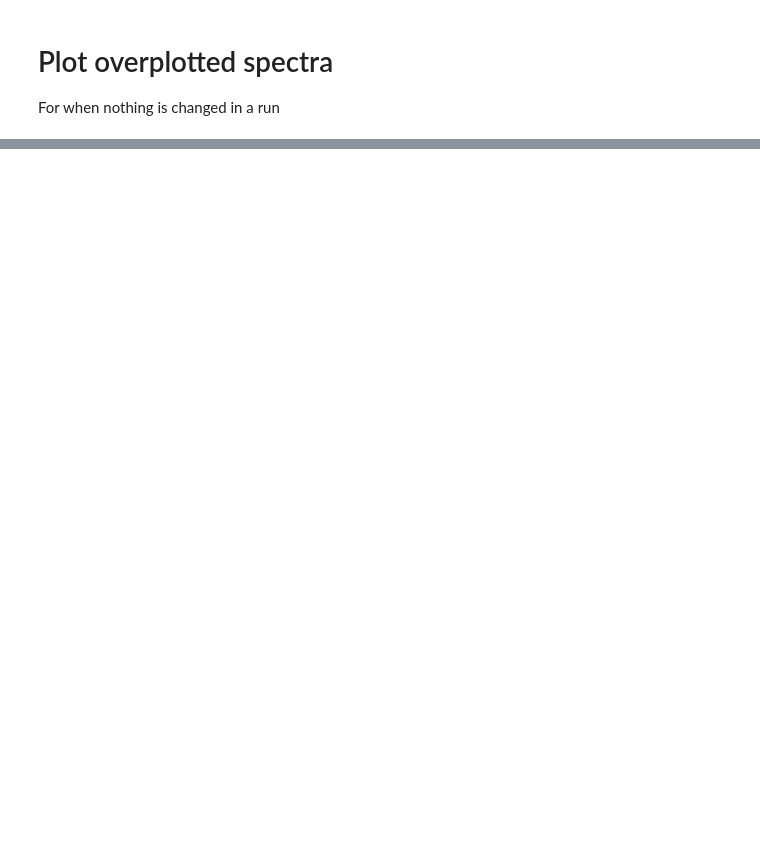
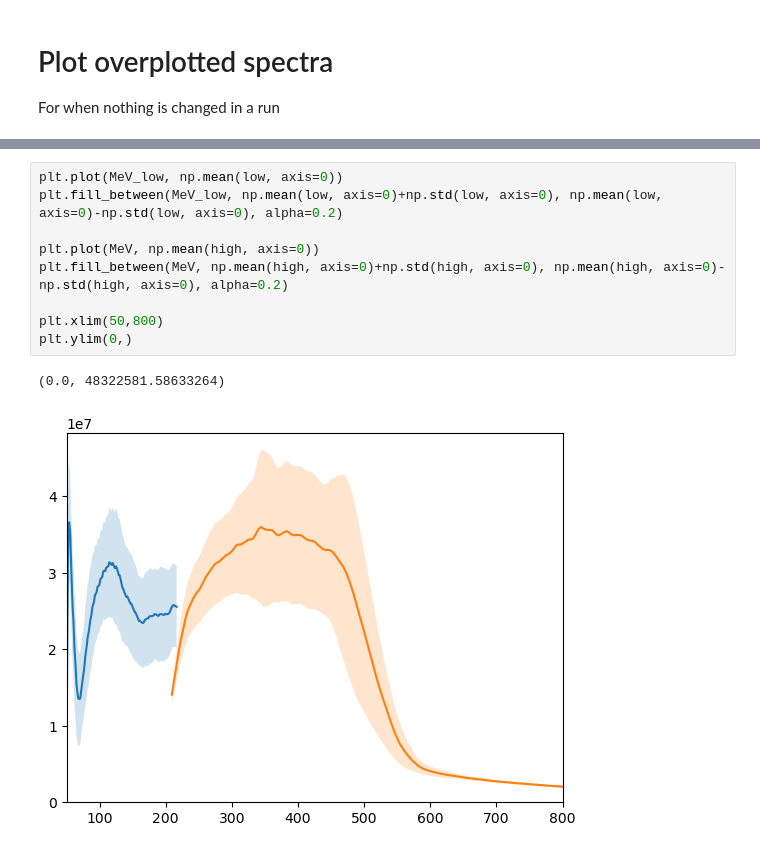
Before and after one commit to cmcanespie01/Gemini_cells_2024, a Jupyter notebook: scripts/ESpec/Espec_plotting.ipynb, the cells around one changed output, grey strips where cells are left out. Drawn from its saved outputs; the diff is of its cells as text; blank space fills up the shorter version.

```diff
--- a/scripts/ESpec/Espec_plotting.ipynb
+++ b/scripts/ESpec/Espec_plotting.ipynb
@@ -114,0 +126,12 @@ print(np.max(MeV_low), np.min(MeV))
+# %%
+plt.plot(MeV_low, np.mean(low, axis=0))
+plt.fill_between(MeV_low, np.mean(low, axis=0)+np.std(low, axis=0), np.mean(low, axis=0)-np.std(low, axis=0), alpha=0.2)
+
+plt.plot(MeV, np.mean(high, axis=0))
+plt.fill_between(MeV, np.mean(high, axis=0)+np.std(high, axis=0), np.mean(high, axis=0)-np.std(high, axis=0), alpha=0.2)
+
+plt.xlim(50,800)
+plt.ylim(0,)
+# %% [output]
+(0.0, 48322581.58633264)
+[figure, added]
```
Also changed, not shown: parts of 7 cells of this notebook, 6 other files.
